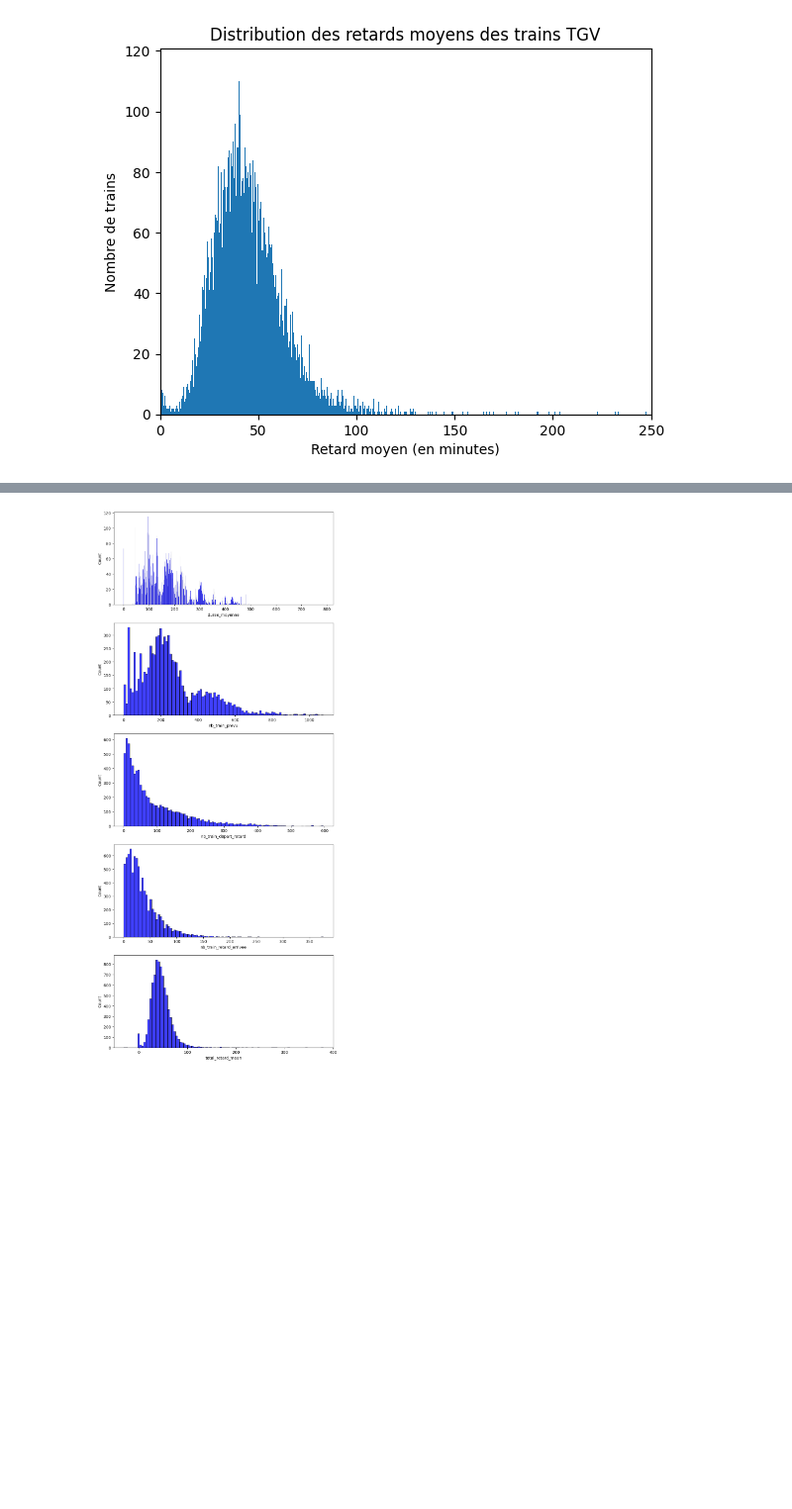
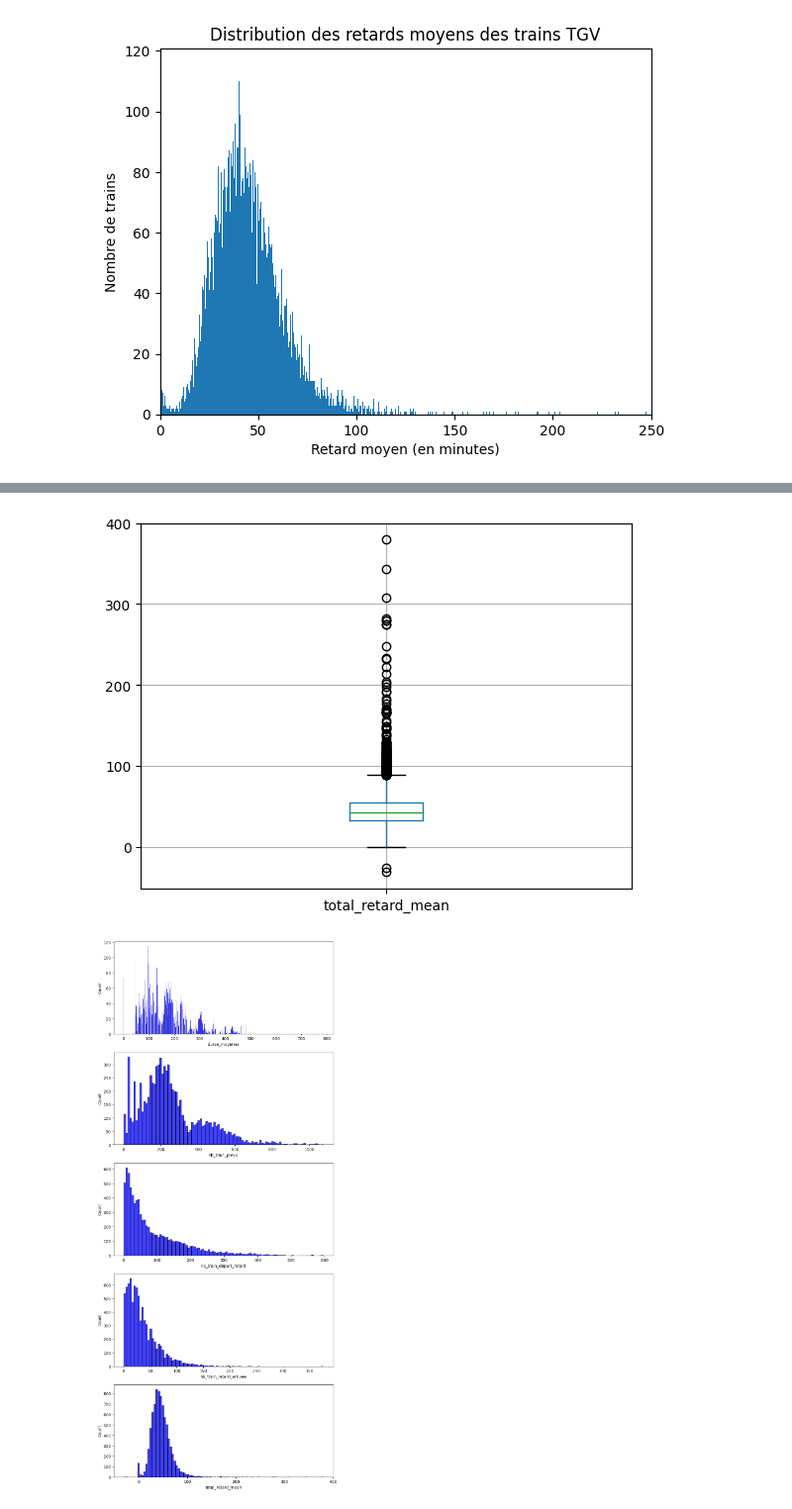
Before and after one commit to Lucasvitoriano25/PredDelay_TGVTrains, a Jupyter notebook: main.ipynb, the cells around one changed output, grey strips where cells are left out. Shown at 99% size. Drawn from its saved outputs; the diff is of its cells as text; code cells hidden in the pictures; blank space fills up the shorter version.

```diff
--- a/main.ipynb
+++ b/main.ipynb
@@ -184,3 +195,7 @@ plt.show()
+# %%
+boxplot = retards_df.boxplot(column=['total_retard_mean'])
+# %% [output]
+[figure, added]
 # %%
 fig, ax = plt.subplots(5,1,  figsize=(10, 10))
 plt.subplots_adjust(top = 2)
```
Also changed, not shown: parts of 19 cells of this notebook.
